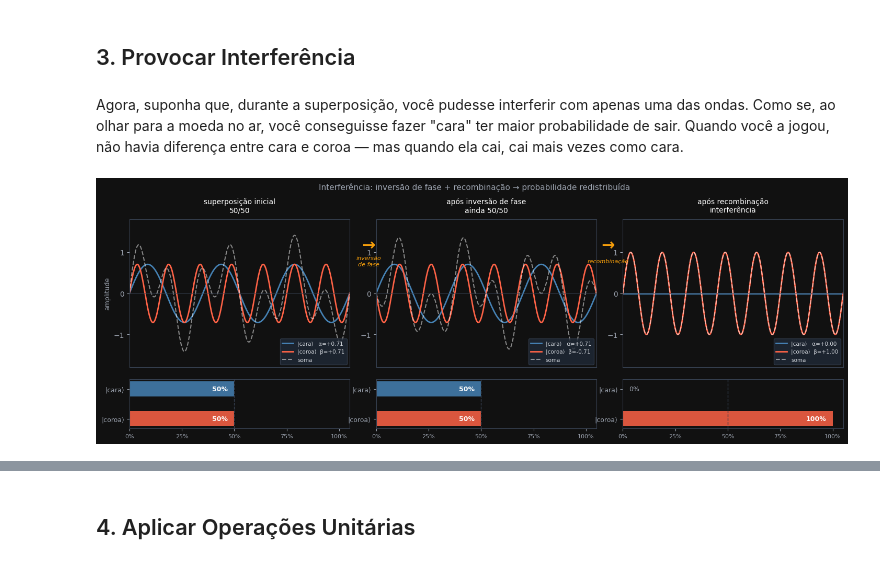
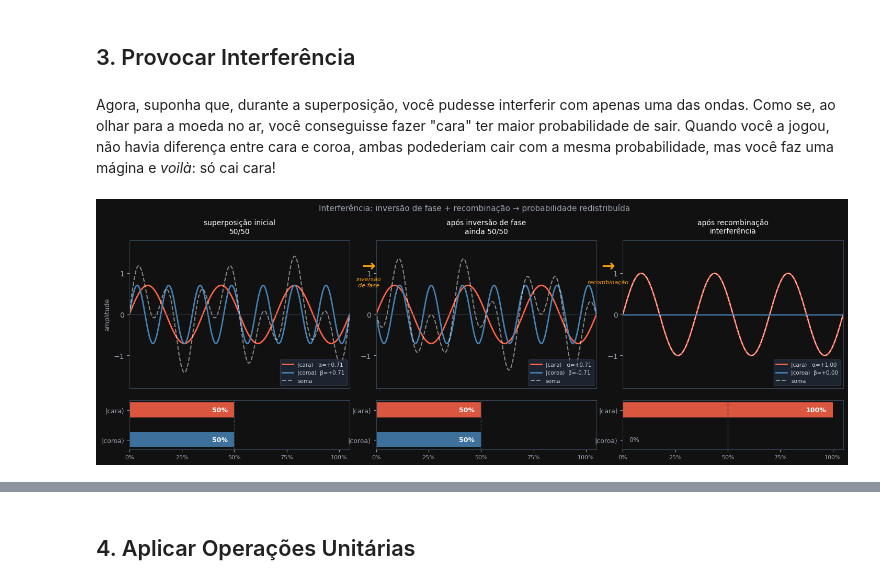
Before and after one commit to Green-Cinnamon-Labs/spectral-quantum-playground, a Jupyter notebook: nucleo/N-00.ipynb, the cells around one changed output, grey strips where cells are left out. Cells and saved outputs as stored; diff of their text form; code cells hidden in the pictures.

```diff
--- a/nucleo/N-00.ipynb
+++ b/nucleo/N-00.ipynb
@@ -180,7 +175,7 @@ Agora sim, você vê que esses dois estados — que são meramente duas frequên
 # %% [markdown]
 ## 3. Provocar Interferência
 # %% [markdown]
-Agora, suponha que, durante a superposição, você pudesse interferir com apenas uma das ondas. Como se, ao olhar para a moeda no ar, você conseguisse fazer "cara" ter maior probabilidade de sair. Quando você a jogou, não havia diferença entre cara e coroa — mas quando ela cai, cai mais vezes como cara.
+Agora, suponha que, durante a superposição, você pudesse interferir com apenas uma das ondas. Como se, ao olhar para a moeda no ar, você conseguisse fazer "cara" ter maior probabilidade de sair. Quando você a jogou, não havia diferença entre cara e coroa, ambas podederiam cair com a mesma probabilidade, mas você faz uma mágina e *voilà*: só cai cara!
 # %%
 import numpy as np
 import matplotlib.pyplot as plt
@@ -191,10 +186,10 @@ t = np.linspace(0, 2 * np.pi, 600)
 def ondas(a, b):
     return a * np.sin(f_cara * t), b * np.sin(f_coroa * t)
 
-a1, b1 = 1/np.sqrt(2),  1/np.sqrt(2)   # superposição inicial
-a2, b2 = 1/np.sqrt(2), -1/np.sqrt(2)   # inversão de fase em coroa
-a3 = (a2 + b2) / np.sqrt(2)            # recombinação → 0
-b3 = (a2 - b2) / np.sqrt(2)            # recombinação → 1
+a1, b1 =  1/np.sqrt(2),  1/np.sqrt(2)   # superposição inicial
+a2, b2 =  1/np.sqrt(2), -1/np.sqrt(2)   # inversão de fase em coroa
+a3 = (a2 - b2) / np.sqrt(2)             # recombinação → 1  (cara = 100%)
+b3 = (a2 + b2) / np.sqrt(2)             # recombinação → 0
 
 etapas = [
     (a1, b1, 'superposição inicial\n50/50'),
@@ -215,8 +210,8 @@ for ax in axes.flat:
 for col, (a, b, titulo) in enumerate(etapas):
     ax = axes[0, col]
     wc, wco = ondas(a, b)
-    ax.plot(t, wc,       color='steelblue', lw=2,   label=f'|cara⟩   α={a:+.2f}')
-    ax.plot(t, wco,      color='tomato',    lw=2,   label=f'|coroa⟩  β={b:+.2f}')
+    ax.plot(t, wc,       color='tomato',    lw=2,   label=f'|cara⟩   α={a:+.2f}')
+    ax.plot(t, wco,      color='steelblue', lw=2,   label=f'|coroa⟩  β={b:+.2f}')
     ax.plot(t, wc + wco, color='white',     lw=1.5, ls='--', alpha=0.5, label='soma')
     ax.axhline(0, color='#374151', lw=0.7)
     ax.set_xlim(0, 2 * np.pi)
@@ -233,33 +228,33 @@ for i, operacao in enumerate(['inversão\nde fase', 'recombinação']):
     fig.text(0.365 + i * 0.305, 0.78, '→', color='#f59e0b', fontsize=22,
              ha='center', va='center', fontweight='bold')
     fig.text(0.365 + i * 0.305, 0.72, operacao, color='#f59e0b', fontsize=8,
              ha='center', va='center', fontstyle='italic')
 
 for col, (a, b, _) in enumerate(etapas):
     ax = axes[1, col]
     pc, pco = a**2, b**2
     ax.barh(['|coroa⟩', '|cara⟩'], [pco, pc],
-            color=['tomato', 'steelblue'], alpha=0.85, height=0.5)
+            color=['steelblue', 'tomato'], alpha=0.85, height=0.5)
     ax.axvline(0.5, color='#374151', lw=1, ls='--')
     ax.set_xlim(0, 1.05)
     ax.set_xticks([0, 0.25, 0.5, 0.75, 1.0])
     ax.set_xticklabels(['0%', '25%', '50%', '75%', '100%'], color='#9ca3af', fontsize=8)
     ax.set_yticks([0, 1])
     ax.set_yticklabels(['|coroa⟩', '|cara⟩'], color='#9ca3af', fontsize=9)
     for val, y_pos in [(pc, 1), (pco, 0)]:
         if val > 0.08:
             ax.text(val - 0.03, y_pos, f'{val:.0%}', va='center', ha='right',
                     color='white', fontsize=9, fontweight='bold')
         else:
             ax.text(val + 0.03, y_pos, f'{val:.0%}', va='center', ha='left',
                     color='#9ca3af', fontsize=9)
 
 plt.suptitle(
     'Interferência: inversão de fase + recombinação → probabilidade redistribuída',
     color='#9ca3af', fontsize=11, y=1.02
 )
 plt.subplots_adjust(left=0.06, right=0.97, top=0.88, bottom=0.08)
 plt.show()
 # %% [output]
-[figure, old version]
+[figure, new version]
 # %% [markdown]
```
Also changed, not shown: parts of 22 cells of this notebook, 11 other files.
